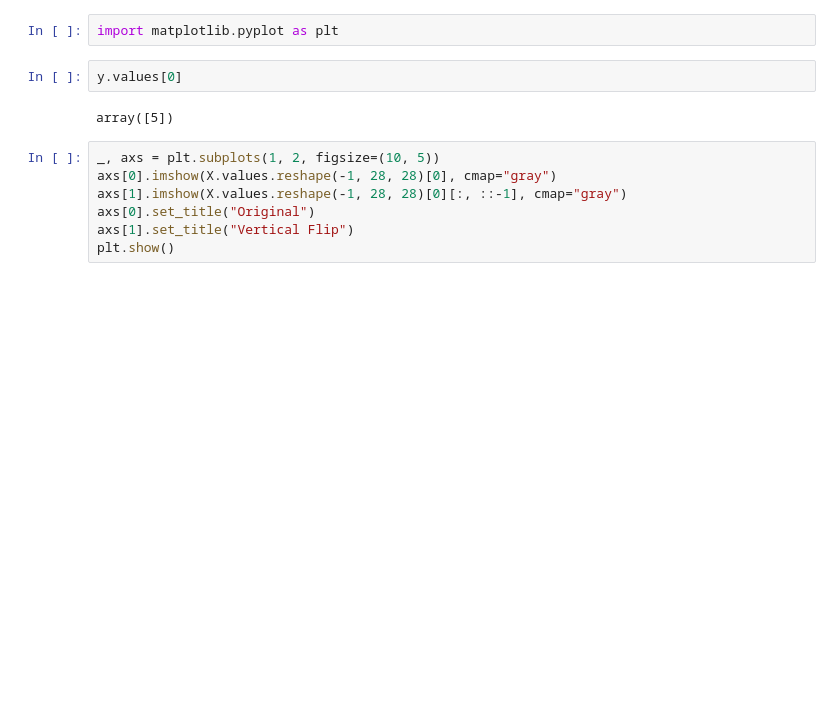
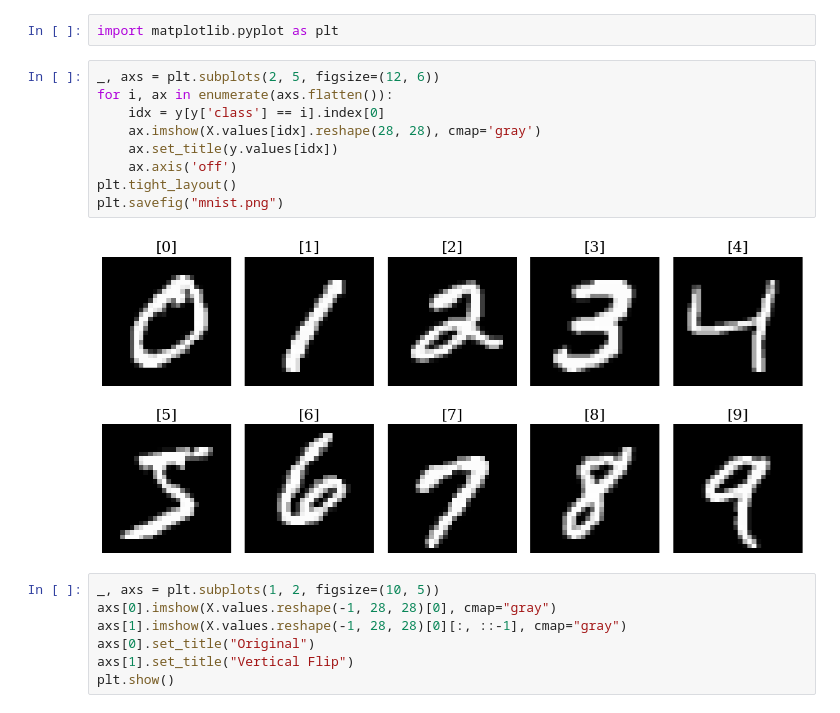
Before and after one commit to Ankowa/TMA4267_task_3, a Jupyter notebook: stg.ipynb, the cells around one changed output. Drawn from its saved outputs; the diff is of its cells as text; blank space fills up the shorter version.

```diff
--- a/stg.ipynb
+++ b/stg.ipynb
@@ -41,10 +41,17 @@ except:
     X, y = fetch_openml('mnist_784', data_home='data', version=1, return_X_y=True)
 # %%
 import matplotlib.pyplot as plt
-# %%
-y.values[0]
-# %% [output]
-array([5])
+# %%
+_, axs = plt.subplots(2, 5, figsize=(12, 6))
+for i, ax in enumerate(axs.flatten()):
+    idx = y[y['class'] == i].index[0]
+    ax.imshow(X.values[idx].reshape(28, 28), cmap='gray')
+    ax.set_title(y.values[idx])
+    ax.axis('off')
+plt.tight_layout()
+plt.savefig("mnist.png")
+# %% [output]
+[figure, added]
 # %%
 _, axs = plt.subplots(1, 2, figsize=(10, 5))
 axs[0].imshow(X.values.reshape(-1, 28, 28)[0], cmap="gray")
```
Also changed, not shown: parts of 21 cells of this notebook, 7 other files.
